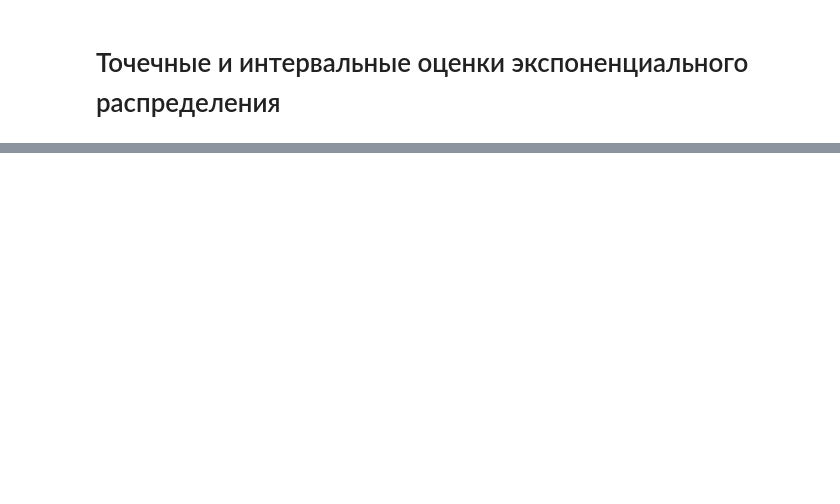
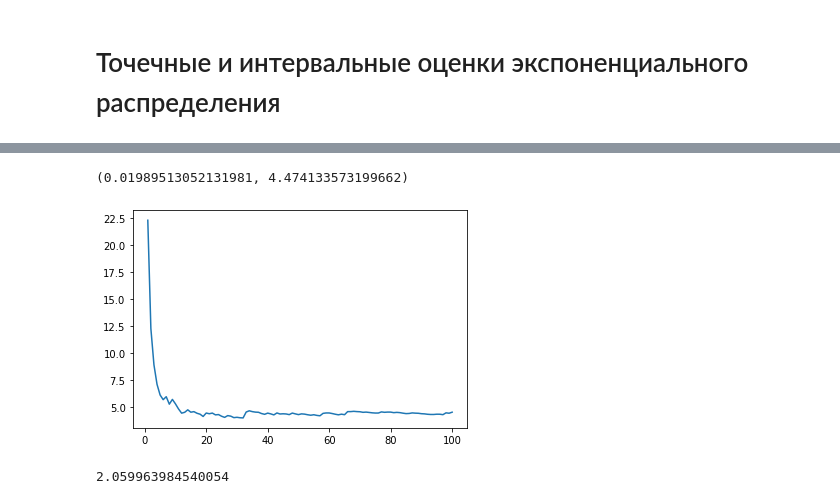
Before and after one commit to asmalcev/statistics, a Jupyter notebook: lab4/task1.ipynb, the cells around one changed output, grey strips where cells are left out. Saved outputs shown, nothing was run; the diff lists cells and outputs as text; code cells hidden in the pictures; blank space fills up the shorter version.

```diff
--- a/lab4/task1.ipynb
+++ b/lab4/task1.ipynb
@@ -25,0 +70,3 @@ print(expon.fit(dist))
+# %%
+dist_analysis = analysis(dist)
+print_analysis(dist_analysis)
@@ -25,0 +92,28 @@ print(expon.fit(dist))
+# %%
+print(expon.fit(dist))
+
+def lnL(lm):
+	return dist_analysis['count'] * np.log(lm) - lm * dist_analysis['sum']
+
+def f_lm(k):
+	return sum(dist[:k]) / k
+
+
+p = np.arange(0.01, 1, step=0.01)
+py = lnL(p)
+
+k = np.arange(1, 101, 1)
+ky = list(map(f_lm, k))
+
+# plt.plot( p, py )
+plt.plot( k, ky )
+plt.show()
+# %% [output]
+(0.01989513052131981, 4.474133573199662)
+[figure, added]
+# %%
+t1 = norm.ppf((1 + B) / 2, 0.1)
+
+print(t1)
+# %% [output]
+2.059963984540054
```
Also changed, not shown: parts of 11 cells of this notebook, 2 other files.
